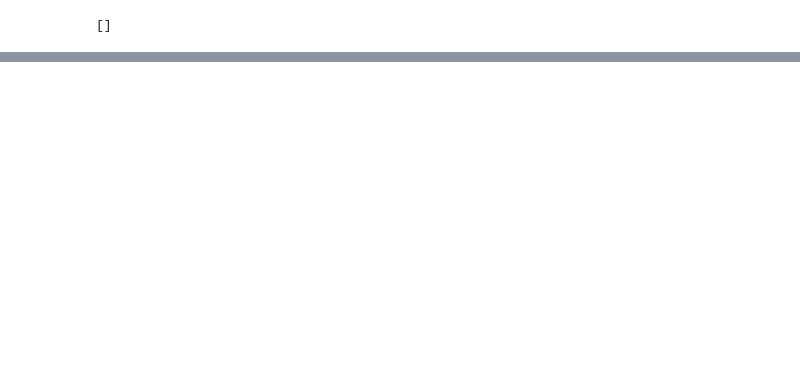
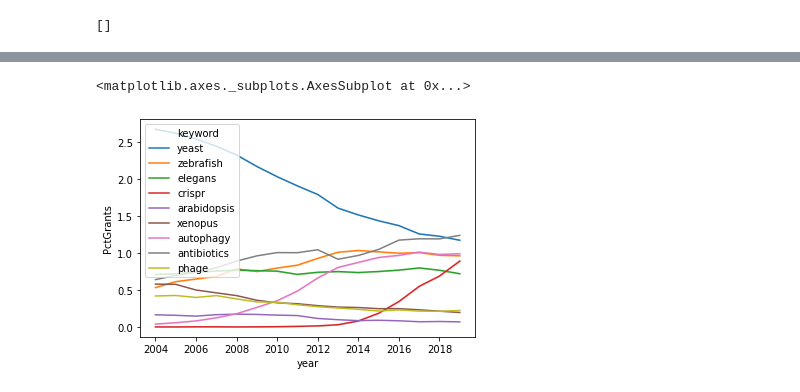
Before and after one commit to Lcarey/funding_analysis, a Jupyter notebook: NIH_funding_analysis.ipynb, the cells around one changed output, grey strips where cells are left out. Drawn from its saved outputs; the diff is of its cells as text; code cells hidden in the pictures; blank space fills up the shorter version.

```diff
--- a/NIH_funding_analysis.ipynb
+++ b/NIH_funding_analysis.ipynb
@@ -33,7 +35,7 @@ filedir = '/Users/lcarey/Nutstore Files/Nutstore/funding_analysis/'
 # %%
 # count the frequency of each model organism
 unique_years = sorted(set(years))
-keywords = ['yeast','cancer','zebrafish','elegans','crispr']
+keywords = ['yeast','cancer','zebrafish','elegans','crispr','evolution','xenopus','genome','phase','autophagy']
 for keyword in keywords:
     for year in unique_years:
         s,p,l = CountGrantsInOneYearWithWord( abstracts[years==year][0] , keyword)
@@ -48,0 +69,17 @@ print(df)
+# %%
+# count the frequency of each model organism
+unique_years = sorted(set(years))
+#keywords = ['autophagy','coli','bacteria','antibiotics','antibiotic']
+keywords = ['phage']
+for keyword in keywords:
+    print(keyword,p,sep='\t')
+    for year in unique_years:
+        s,p,l = CountGrantsInOneYearWithWord( abstracts[years==year][0] , keyword)
+        d = {'year':year, 'keyword':keyword, 'NumGrants':s, 'PctGrants':p, 'TotalGrantsThisYear':l }
+        tmp_df = pd.DataFrame(d,index=[0])
+        if 'df' in dir():
+            df = df.append(tmp_df)
+        else:
+            df = tmp_df
+
+print(df)
@@ -49,3 +102,26 @@ print(df)
+# %%
+#G.plot(x='year',y='PctGrants',subplots=True,sharey=True)
+df2 = df[df.keyword != 'phase']
+df2 = df2[df2.keyword != 'cancer']
+df2 = df2[df2.keyword != 'genome']
+df2 = df2[df2.keyword != 'antibiotic']
+df2 = df2[df2.keyword != 'evolution']
+df2 = df2[df2.keyword != 'coli']
+df2 = df2[df2.keyword != 'bacteria']
+
+#df2 = df2.drop(columns=['NumGrants','TotalGrantsThisYear'])
+#df2 = df2.set_index(['year','keyword'])
+df2.head()
+sns.lineplot(data=df2,x='year',y='PctGrants',hue='keyword')
+#plt.show()
+#G = df2.groupby(['keyword','year'])
+#G.head()
+#G.plot()
+#plt.ylabel('% of NIH grants with the word')
+#plt.xlabel('Year')
+# %% [output]
+<matplotlib.axes._subplots.AxesSubplot at 0x...>
+[figure, added]
 # %%
 print(len(abstracts[years==year][0]))
 print(len(abstracts[years==year] ))
```
Also changed, not shown: parts of 4 cells of this notebook.
